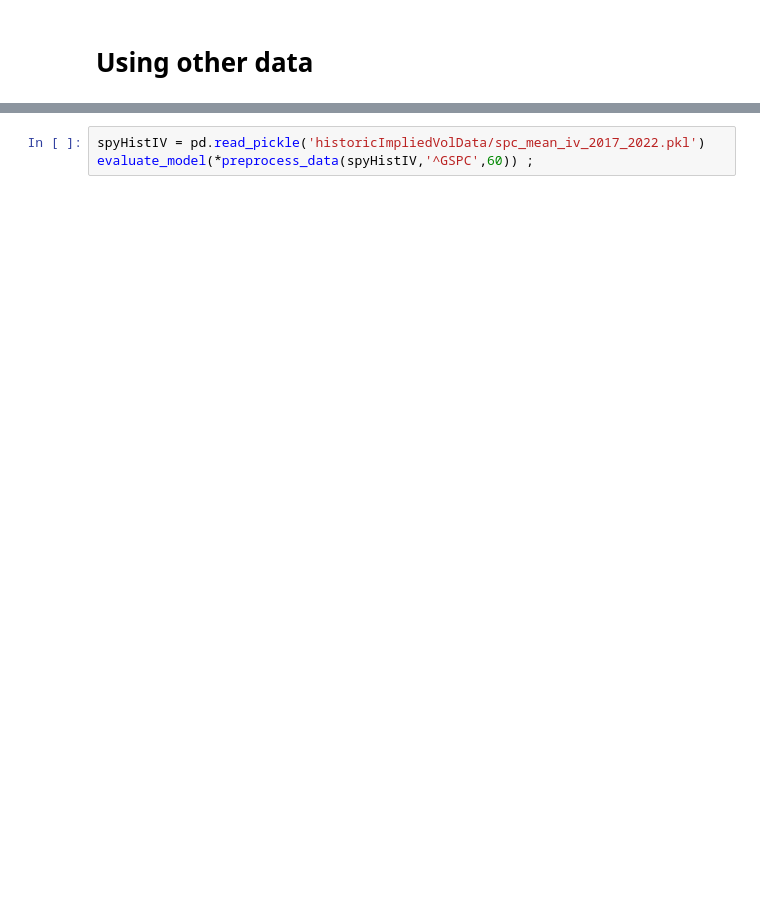
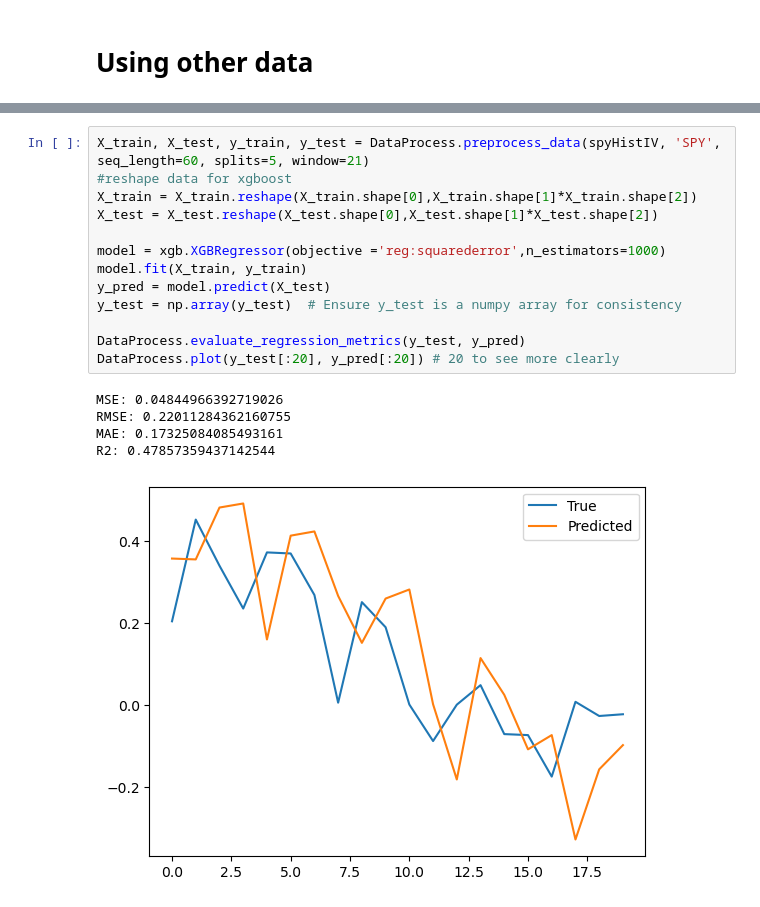
Before and after one commit to Ahmed-haji/ThesisProject, a Jupyter notebook: Jupyterlab/GBRT-Copy1.ipynb, the cells around one changed output, grey strips where cells are left out. Drawn from its saved outputs; the diff is of its cells as text; blank space fills up the shorter version.

```diff
--- a/Jupyterlab/GBRT-Copy1.ipynb
+++ b/Jupyterlab/GBRT-Copy1.ipynb
@@ -123,4 +70,20 @@ evaluate_model(*preprocess_data(aaplHistIV,'AAPL',60));
 # %%
-spyHistIV = pd.read_pickle('historicImpliedVolData/spc_mean_iv_2017_2022.pkl')
-evaluate_model(*preprocess_data(spyHistIV,'^GSPC',60)) ;
+X_train, X_test, y_train, y_test = DataProcess.preprocess_data(spyHistIV, 'SPY', seq_length=60, splits=5, window=21)
+#reshape data for xgboost
+X_train = X_train.reshape(X_train.shape[0],X_train.shape[1]*X_train.shape[2])
+X_test = X_test.reshape(X_test.shape[0],X_test.shape[1]*X_test.shape[2])
+
+model = xgb.XGBRegressor(objective ='reg:squarederror',n_estimators=1000)
+model.fit(X_train, y_train)
+y_pred = model.predict(X_test)
+y_test = np.array(y_test)  # Ensure y_test is a numpy array for consistency
+
+DataProcess.evaluate_regression_metrics(y_test, y_pred)
+DataProcess.plot(y_test[:20], y_pred[:20]) # 20 to see more clearly
+# %% [output]
+MSE: 0.04844966392719026
+RMSE: 0.22011284362160755
+MAE: 0.17325084085493161
+R2: 0.47857359437142544
+[figure, added]
 # %%
```
Also changed, not shown: parts of 11 cells of this notebook, 1 other file.
